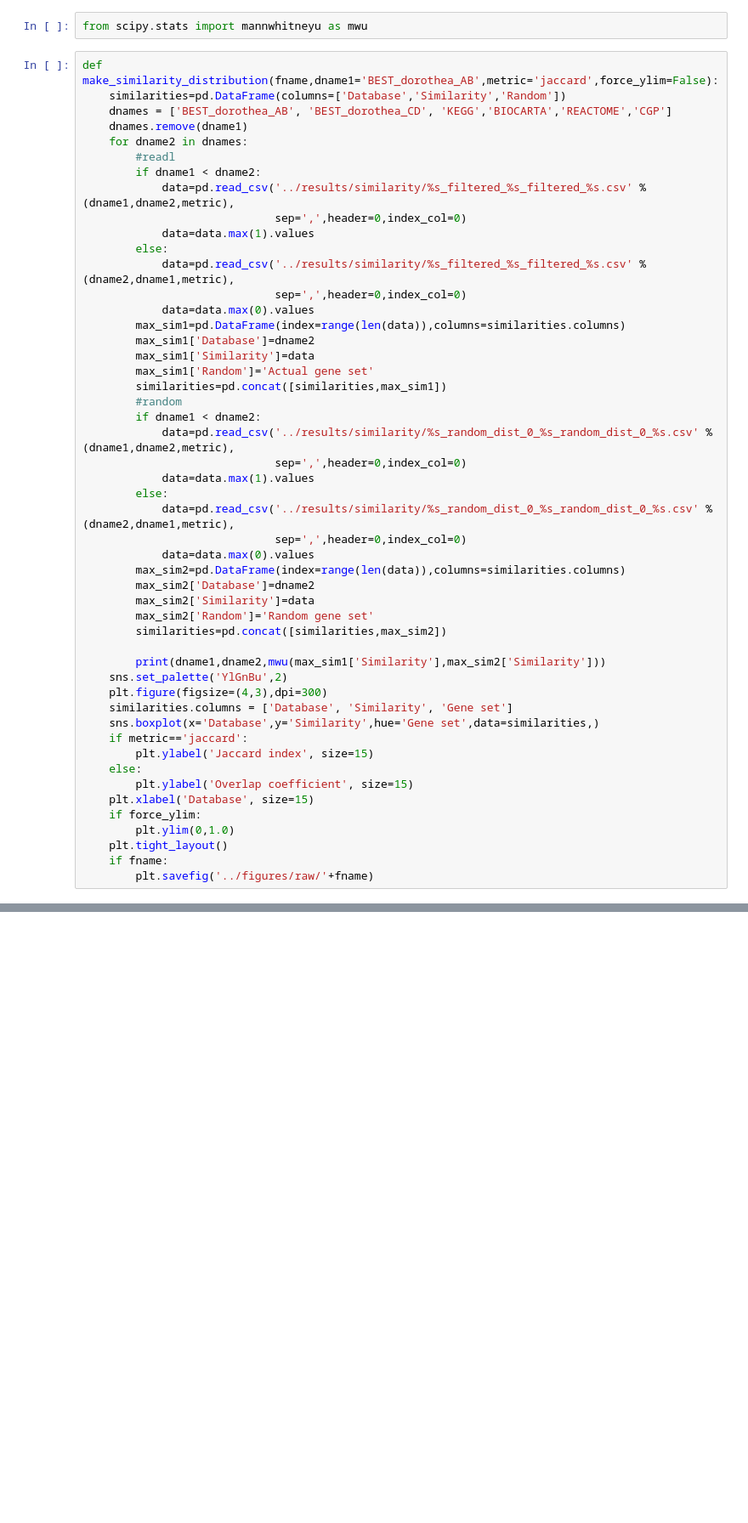
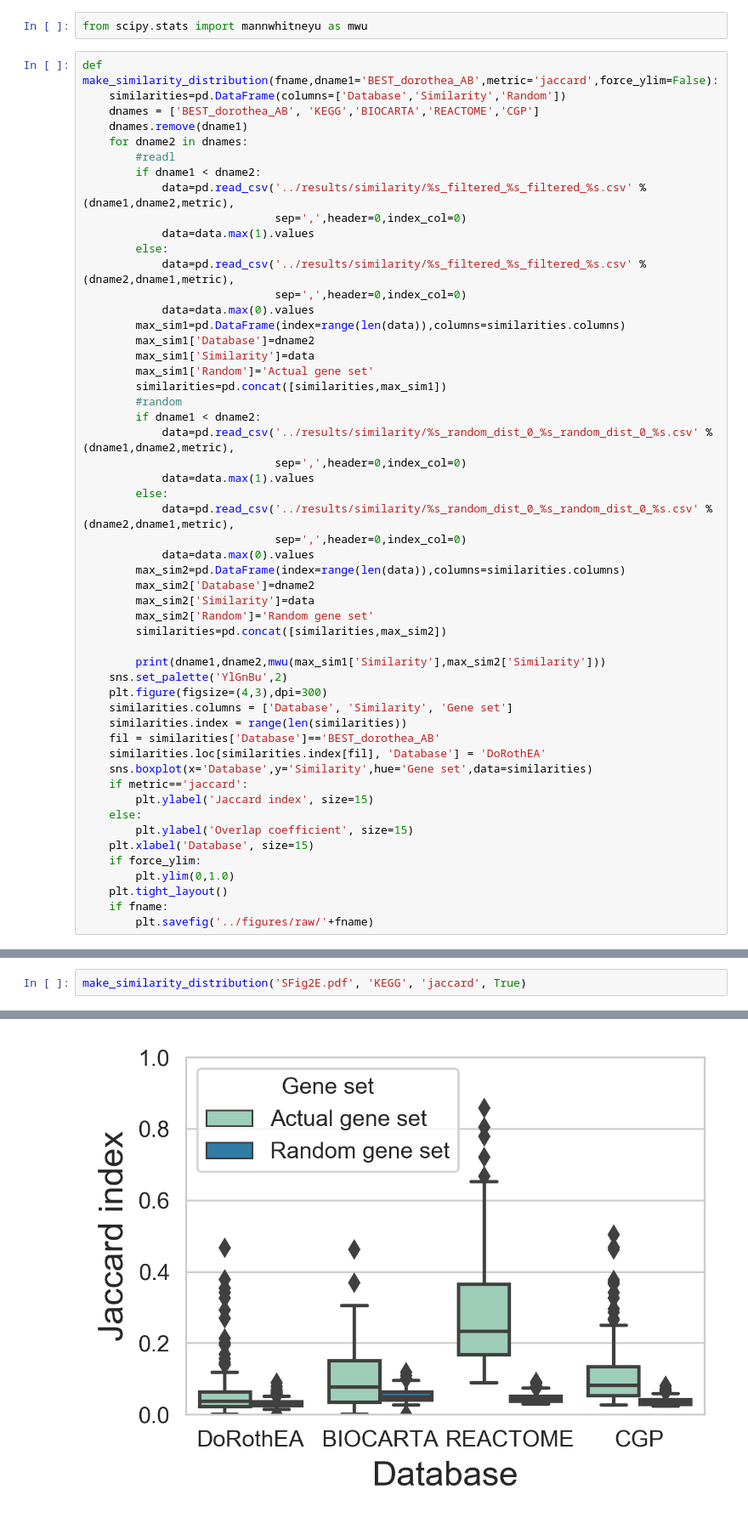
Before and after one commit to bence-szalai/why-pathway-methods-work, a Jupyter notebook: notebooks/6_review.ipynb, the cells around one changed output, grey strips where cells are left out. Shown at 85% size. Cells and saved outputs as stored; diff of their text form; blank space fills up the shorter version.

```diff
--- a/notebooks/6_review.ipynb
+++ b/notebooks/6_review.ipynb
@@ -73,7 +73,7 @@ from scipy.stats import mannwhitneyu as mwu
 # %%
 def make_similarity_distribution(fname,dname1='BEST_dorothea_AB',metric='jaccard',force_ylim=False):
     similarities=pd.DataFrame(columns=['Database','Similarity','Random'])
-    dnames = ['BEST_dorothea_AB', 'BEST_dorothea_CD', 'KEGG','BIOCARTA','REACTOME','CGP']
+    dnames = ['BEST_dorothea_AB', 'KEGG','BIOCARTA','REACTOME','CGP']
     dnames.remove(dname1)
     for dname2 in dnames:
         #readl
@@ -109,7 +109,10 @@ def make_similarity_distribution(fname,dname1='BEST_dorothea_AB',metric='jaccard
     sns.set_palette('YlGnBu',2)
     plt.figure(figsize=(4,3),dpi=300)
     similarities.columns = ['Database', 'Similarity', 'Gene set']
-    sns.boxplot(x='Database',y='Similarity',hue='Gene set',data=similarities,)
+    similarities.index = range(len(similarities))
+    fil = similarities['Database']=='BEST_dorothea_AB'
+    similarities.loc[similarities.index[fil], 'Database'] = 'DoRothEA'
+    sns.boxplot(x='Database',y='Similarity',hue='Gene set',data=similarities)
     if metric=='jaccard':
         plt.ylabel('Jaccard index', size=15)
     else:
@@ -156,0 +126,3 @@ data
+# %%
+make_similarity_distribution('SFig2E.pdf', 'KEGG', 'jaccard', True)
+# %% [output]
@@ -156,0 +133 @@ data
+[figure, added]
```
Also changed, not shown: parts of 5 cells of this notebook, 2 other files.
